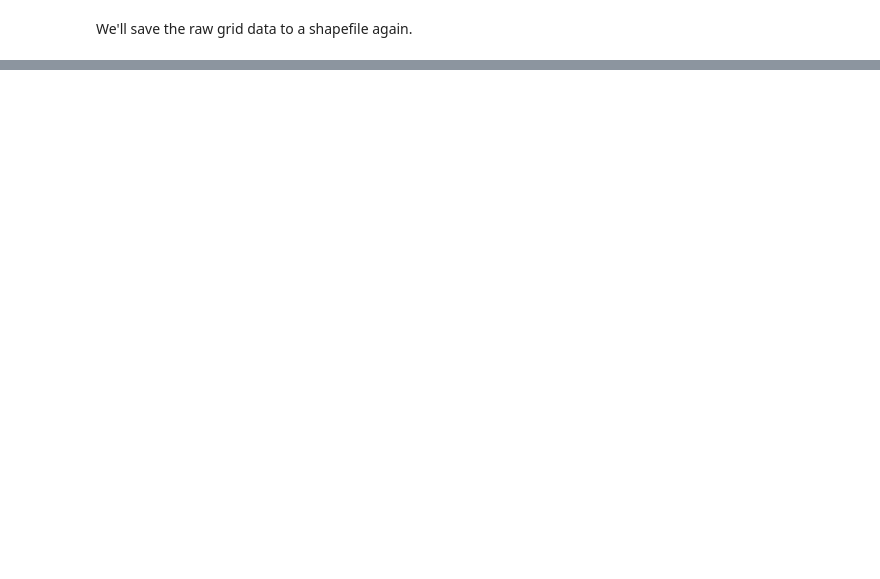
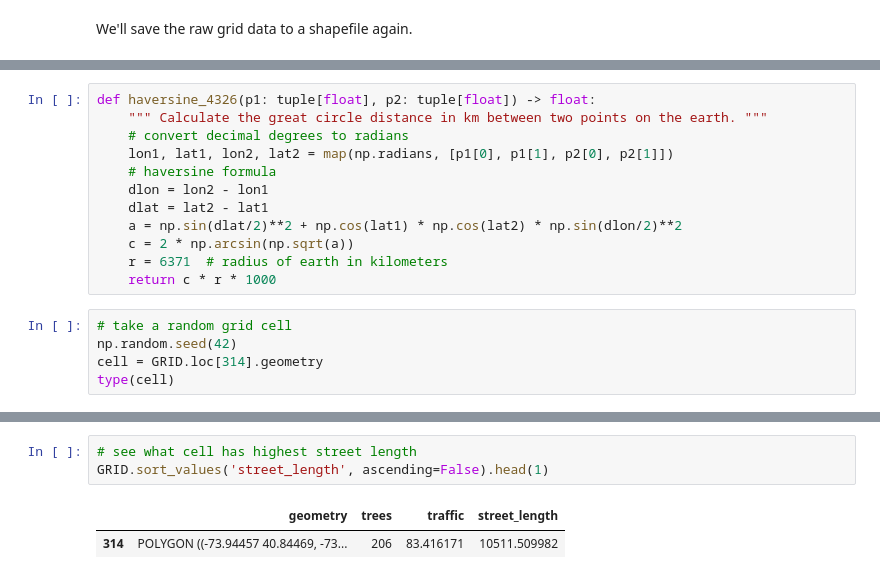
Before and after one commit to Josef-Hlink/Trees, a Jupyter notebook: src/gridding.ipynb, the cells around one changed output, grey strips where cells are left out. Drawn from its saved outputs; the diff is of its cells as text; blank space fills up the shorter version.

```diff
--- a/src/gridding.ipynb
+++ b/src/gridding.ipynb
@@ -124,0 +99,17 @@ grid.to_file(target + 'M_grid.shp')
+# %%
+def haversine_4326(p1: tuple[float], p2: tuple[float]) -> float:
+    """ Calculate the great circle distance in km between two points on the earth. """
+    # convert decimal degrees to radians
+    lon1, lat1, lon2, lat2 = map(np.radians, [p1[0], p1[1], p2[0], p2[1]])
+    # haversine formula
+    dlon = lon2 - lon1
+    dlat = lat2 - lat1
+    a = np.sin(dlat/2)**2 + np.cos(lat1) * np.cos(lat2) * np.sin(dlon/2)**2
+    c = 2 * np.arcsin(np.sqrt(a))
+    r = 6371  # radius of earth in kilometers
+    return c * r * 1000
+# %%
+# take a random grid cell
+np.random.seed(42)
+cell = GRID.loc[314].geometry
+type(cell)
@@ -124,0 +196,6 @@ grid.to_file(target + 'M_grid.shp')
+# %%
+# see what cell has highest street length
+GRID.sort_values('street_length', ascending=False).head(1)
+# %% [output]
+|  | geometry | trees | traffic | street_length |
+| 314 | POLYGON ((-73.94457 40.84469, -73... | 206 | 83.416171 | 10511.509982 |
```
Also changed, not shown: parts of 21 cells of this notebook, 3 other files.
